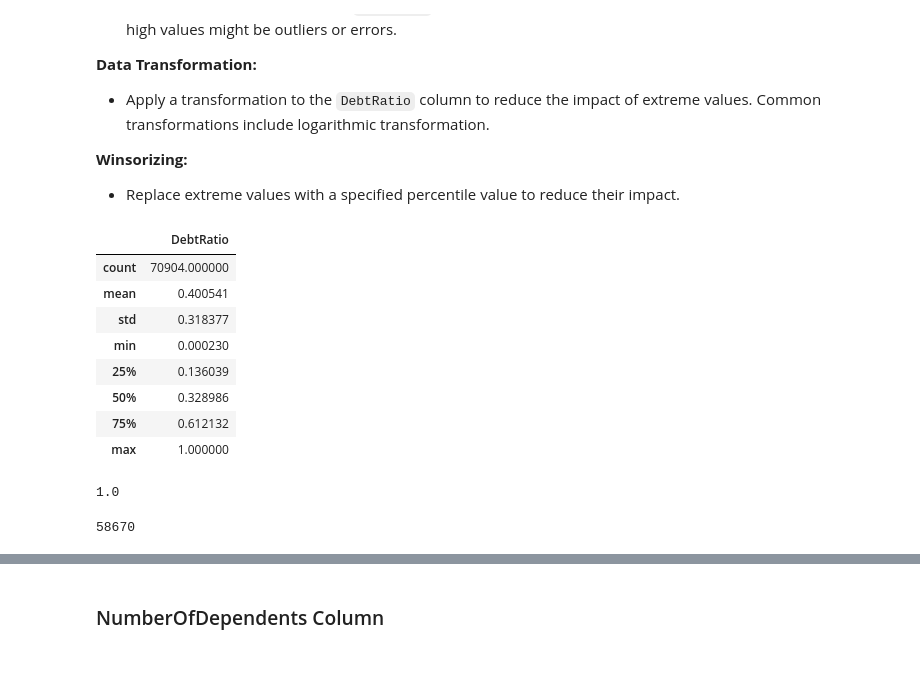
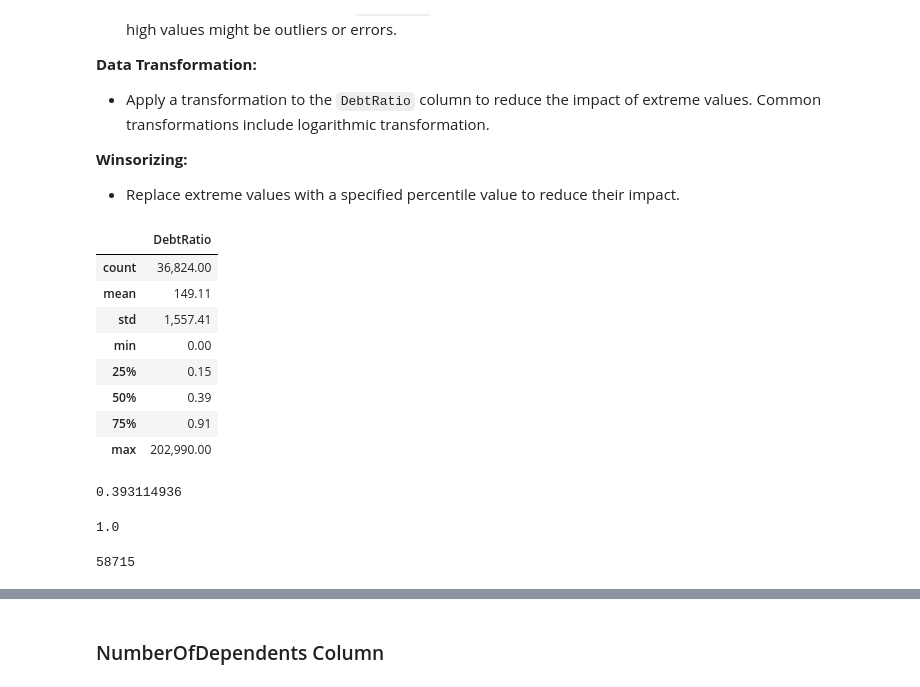
Before and after one commit to Saba-a11/Kaggle_Credit_Score, a Jupyter notebook: CreditModel.ipynb, the cells around one changed output, grey strips where cells are left out. Drawn from its saved outputs; the diff is of its cells as text; code cells hidden in the pictures.

```diff
--- a/CreditModel.ipynb
+++ b/CreditModel.ipynb
@@ -539,6 +496,6 @@ print(result_df.to_string())
 # %%
 # Remove rows with suspicious values (96 and 98)
-combined_data = combined_data[~combined_data["NumberOfTimes90DaysLate"].isin([96, 98])]
+# combined_data = combined_data[~combined_data["NumberOfTimes90DaysLate"].isin([96, 98])]
 # %%
 combined_data[late_pay_cols].describe()
 # %% [output]
@@ -594,4 +525,0 @@ plot_woe(woe_iv_result)
-# %%
-combined_data['NumberOfTime30-59DaysPastDueNotWorse: 0'] = np.where((combined_data['NumberOfTime30-59DaysPastDueNotWorse'] == 0), 1, 0)
-combined_data['NumberOfTime30-59DaysPastDueNotWorse: 1'] = np.where((combined_data['NumberOfTime30-59DaysPastDueNotWorse'] == 1), 1, 0)
-combined_data['NumberOfTime30-59DaysPastDueNotWorse: > 2'] = np.where((combined_data['NumberOfTime30-59DaysPastDueNotWorse'] >= 2), 1, 0)
@@ -620,4 +525,0 @@ plot_woe(woe_iv_result)
-# %%
-combined_data['NumberOfTime60-89DaysPastDueNotWorse: 0'] = np.where((combined_data['NumberOfTime60-89DaysPastDueNotWorse'] == 0), 1, 0)
-combined_data['NumberOfTime60-89DaysPastDueNotWorse: 1'] = np.where((combined_data['NumberOfTime60-89DaysPastDueNotWorse'] == 1), 1, 0)
-combined_data['NumberOfTime60-89DaysPastDueNotWorse: > 2'] = np.where((combined_data['NumberOfTime60-89DaysPastDueNotWorse'] >= 2), 1, 0)
@@ -652,8 +526,3 @@ plot_woe(woe_iv_result)
-# %%
-combined_data['NumberOfTimes90DaysLate: 0'] = np.where((combined_data['NumberOfTimes90DaysLate'] == 0), 1, 0)
-combined_data['NumberOfTimes90DaysLatee: 1'] = np.where((combined_data['NumberOfTimes90DaysLate'] == 1), 1, 0)
-combined_data['NumberOfTimes90DaysLatee: 2 - 3'] = np.where((combined_data['NumberOfTimes90DaysLate'] >= 2) & (combined_data['NumberOfTimes90DaysLate'] <= 3), 1, 0)
-combined_data['NumberOfTimes90DaysLate: > 3'] = np.where((combined_data['NumberOfTimes90DaysLate'] > 3), 1, 0)
 # %% [markdown]
 ### DebtRatio
 # %%
@@ -706,15 +575,20 @@ Handling outliers is important to ensure that they don't unduly influence your a
 **Winsorizing:**
 * Replace extreme values with a specified percentile value to reduce their impact.
 # %%
-combined_data.loc[(combined_data["MonthlyIncome"] < 4408) & ~(combined_data["DebtRatio"] == 0) ][["DebtRatio"]].describe()
+combined_data.loc[(combined_data["MonthlyIncome"] < 3000) & ~(combined_data["DebtRatio"] == 0) ][["DebtRatio"]].describe()
 # %% [output]
 |  | DebtRatio |
-| count | 70904.000000 |
-| mean | 0.400541 |
-| std | 0.318377 |
-| min | 0.000230 |
-| 25% | 0.136039 |
-| 50% | 0.328986 |
-| 75% | 0.612132 |
-| max | 1.000000 |
+| count | 36,824.00 |
+| mean | 149.11 |
+| std | 1,557.41 |
+| min | 0.00 |
+| 25% | 0.15 |
+| 50% | 0.39 |
+| 75% | 0.91 |
+| max | 202,990.00 |
+# %%
+# Set this value for all data that DetRatio is zero.
+combined_data.loc[(combined_data["MonthlyIncome"] < 3000) & ~(combined_data["DebtRatio"] == 0) ]["DebtRatio"].quantile(0.5)
+# %% [output]
+0.393114936
 # %%
@@ -722,7 +596,7 @@ combined_data["DebtRatio"].quantile(0.765)
 # %% [output]
 1.0
 # %%
-len(combined_data[(combined_data["DebtRatio"] > combined_data["DebtRatio"].quantile(0.765))])
+len(combined_data[(combined_data["DebtRatio"] > combined_data["DebtRatio"].quantile(0.766))])
 # %% [output]
-58670
+58715
 # %%
```
Also changed, not shown: parts of 69 cells of this notebook.
